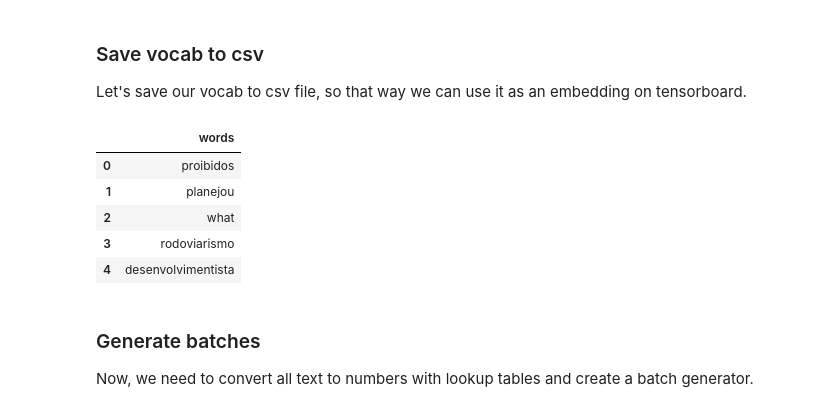
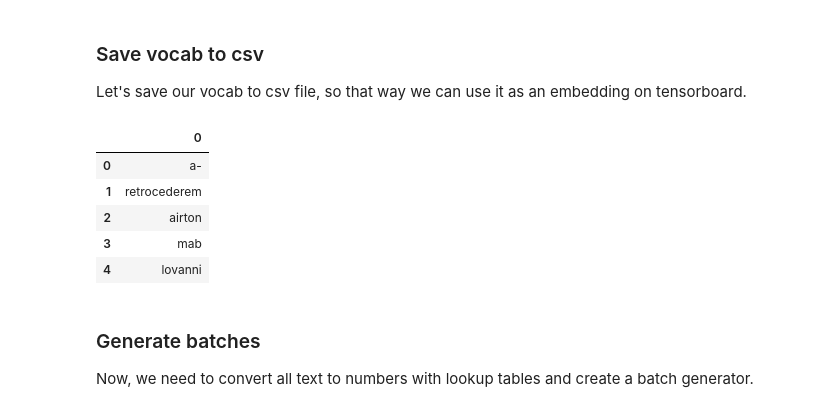
Before and after one commit to l-Leniac-l/news-analysis, a Jupyter notebook: News Analysis.ipynb, the cells around one changed output. Saved outputs shown, nothing was run; the diff lists cells and outputs as text; code cells hidden in the pictures.

```diff
--- a/News Analysis.ipynb
+++ b/News Analysis.ipynb
@@ -246,16 +246,16 @@ subsampled_vocab = []
 for word in subsampled_ints:
     subsampled_vocab.append(int_to_vocab[word])
 # %%
-vocab_df = pd.DataFrame({'words': subsampled_vocab})
+vocab_df = pd.DataFrame.from_dict(int_to_vocab, orient='index')
 
 vocab_df.head()
 # %% [output]
-|  | words |
-| 0 | proibidos |
-| 1 | planejou |
-| 2 | what |
-| 3 | rodoviarismo |
-| 4 | desenvolvimentista |
+|  | 0 |
+| 0 | a- |
+| 1 | retrocederem |
+| 2 | airton |
+| 3 | mab |
+| 4 | lovanni |
 # %%
 vocab_df.to_csv('preprocess/vocab.tsv', header=False, index=False)
 # %% [markdown]
```
Also changed, not shown: parts of 4 cells of this notebook.
